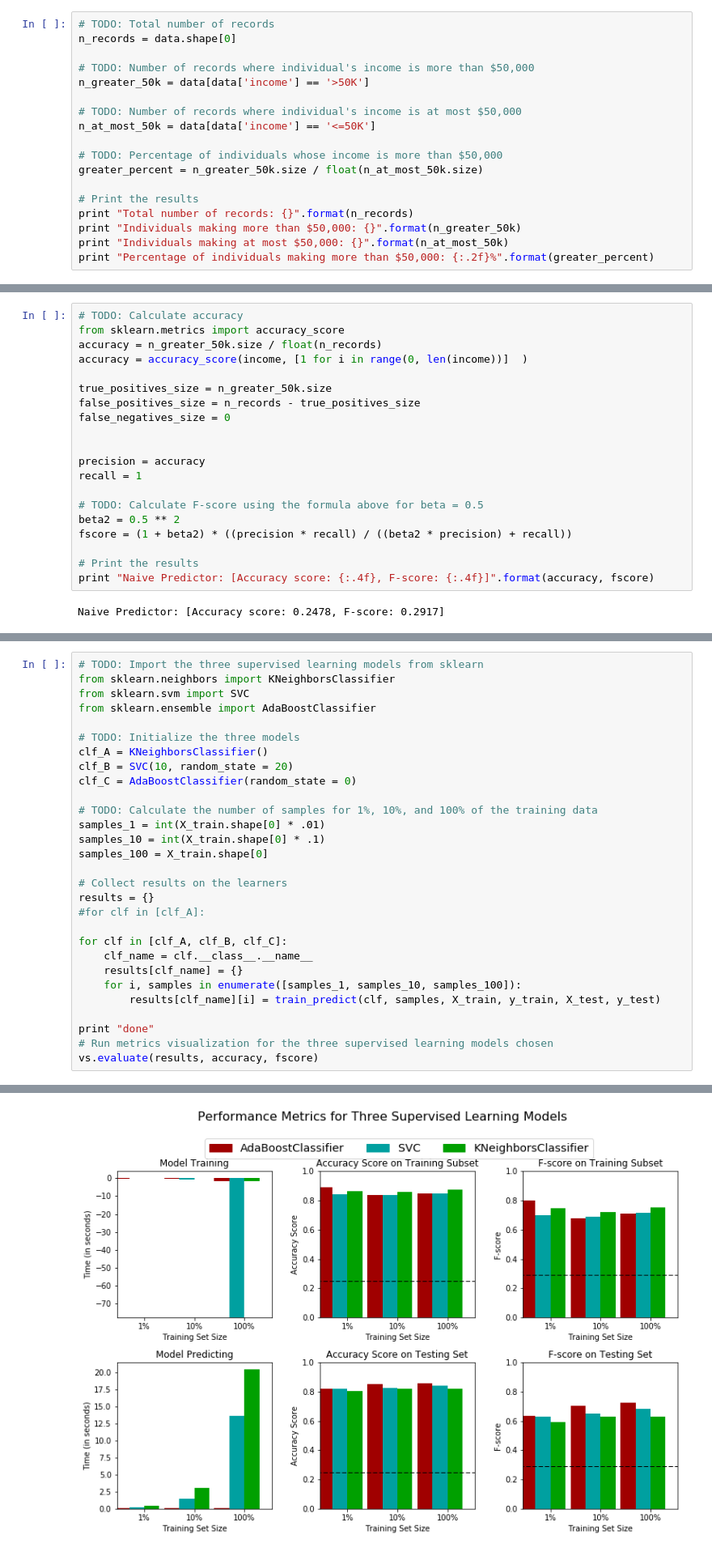
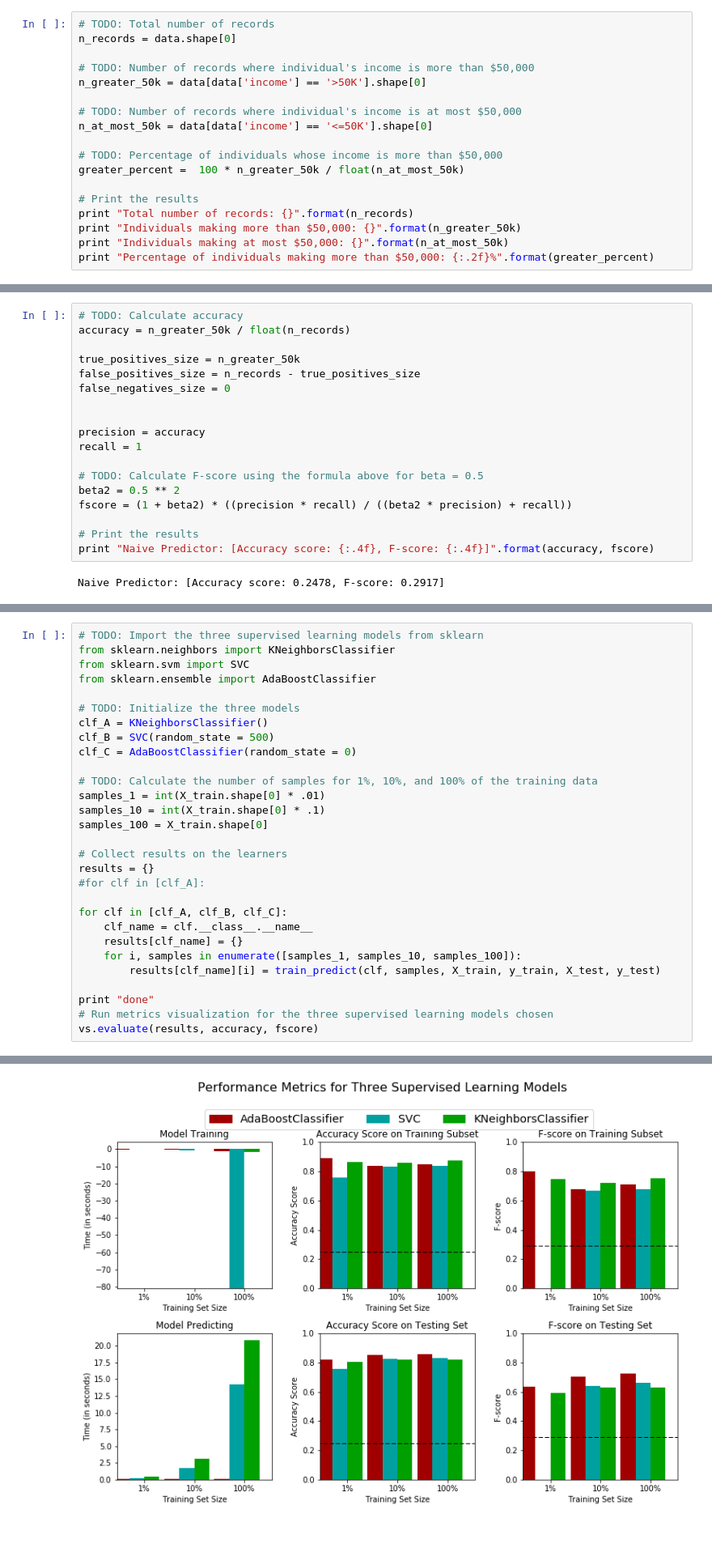
Before and after one commit to IsaacWallis/udacity_machine_learning, a Jupyter notebook: finding_donors/finding_donors.ipynb, the cells around one changed output, grey strips where cells are left out. Shown at 81% size. Saved outputs shown, nothing was run; the diff lists cells and outputs as text.

```diff
--- a/finding_donors/finding_donors.ipynb
+++ b/finding_donors/finding_donors.ipynb
@@ -53,13 +53,13 @@ A cursory investigation of the dataset will determine how many individuals fit i
 n_records = data.shape[0]
 
 # TODO: Number of records where individual's income is more than $50,000
-n_greater_50k = data[data['income'] == '>50K']
+n_greater_50k = data[data['income'] == '>50K'].shape[0]
 
 # TODO: Number of records where individual's income is at most $50,000
-n_at_most_50k = data[data['income'] == '<=50K']
+n_at_most_50k = data[data['income'] == '<=50K'].shape[0]
 
 # TODO: Percentage of individuals whose income is more than $50,000
-greater_percent = n_greater_50k.size / float(n_at_most_50k.size)
+greater_percent =  100 * n_greater_50k / float(n_at_most_50k)
 
 # Print the results
 print "Total number of records: {}".format(n_records)
@@ -202,11 +188,9 @@ Looking at the distribution of classes (those who make at most \$50,000, and tho
 **Note:** You must use the code cell below and assign your results to `'accuracy'` and `'fscore'` to be used later.
 # %%
 # TODO: Calculate accuracy
-from sklearn.metrics import accuracy_score
-accuracy = n_greater_50k.size / float(n_records)
-accuracy = accuracy_score(income, [1 for i in range(0, len(income))]  )
+accuracy = n_greater_50k / float(n_records)
 
-true_positives_size = n_greater_50k.size
+true_positives_size = n_greater_50k
 false_positives_size = n_records - true_positives_size
 false_negatives_size = 0
 
@@ -330,39 +314,39 @@ from sklearn.ensemble import AdaBoostClassifier
 
 # TODO: Initialize the three models
 clf_A = KNeighborsClassifier()
-clf_B = SVC(10, random_state = 20)
+clf_B = SVC(random_state = 500)
 clf_C = AdaBoostClassifier(random_state = 0)
 
 # TODO: Calculate the number of samples for 1%, 10%, and 100% of the training data
 samples_1 = int(X_train.shape[0] * .01)
 samples_10 = int(X_train.shape[0] * .1)
 samples_100 = X_train.shape[0]
 
 # Collect results on the learners
 results = {}
 #for clf in [clf_A]:
 
 for clf in [clf_A, clf_B, clf_C]:
     clf_name = clf.__class__.__name__
     results[clf_name] = {}
     for i, samples in enumerate([samples_1, samples_10, samples_100]):
         results[clf_name][i] = train_predict(clf, samples, X_train, y_train, X_test, y_test)
 
 print "done"
 # Run metrics visualization for the three supervised learning models chosen
 vs.evaluate(results, accuracy, fscore)
 # %% [output]
 KNeighborsClassifier trained on 361 samples.
 KNeighborsClassifier trained on 3617 samples.
 KNeighborsClassifier trained on 36177 samples.
 SVC trained on 361 samples.
 SVC trained on 3617 samples.
 SVC trained on 36177 samples.
 AdaBoostClassifier trained on 361 samples.
 AdaBoostClassifier trained on 3617 samples.
 AdaBoostClassifier trained on 36177 samples.
 done
-[figure, old version]
+[figure, new version]
 # %% [markdown]
 ----
 ## Improving Results
```
Also changed, not shown: parts of 7 cells of this notebook, 1 other file.
